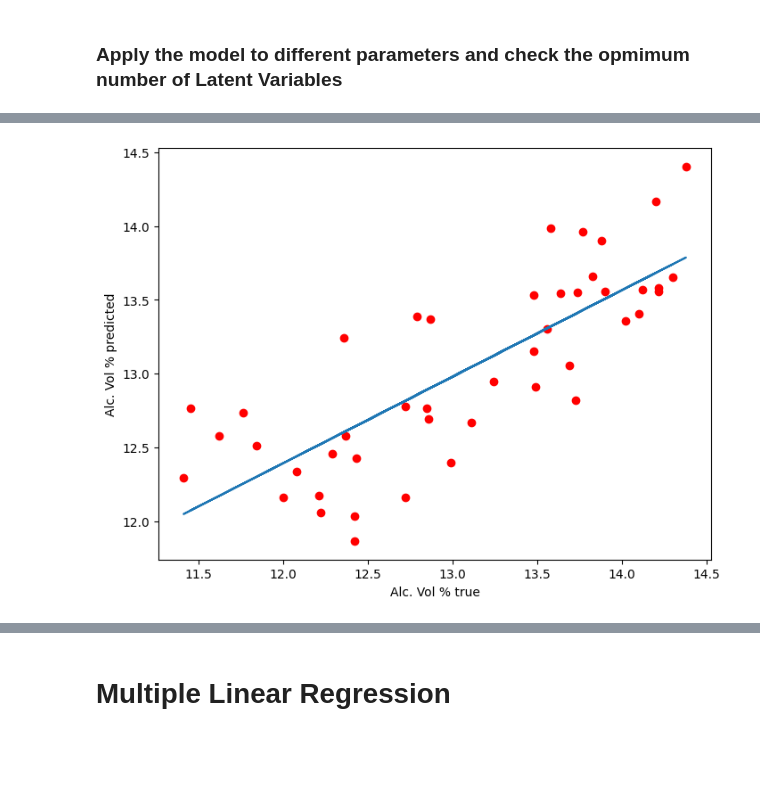
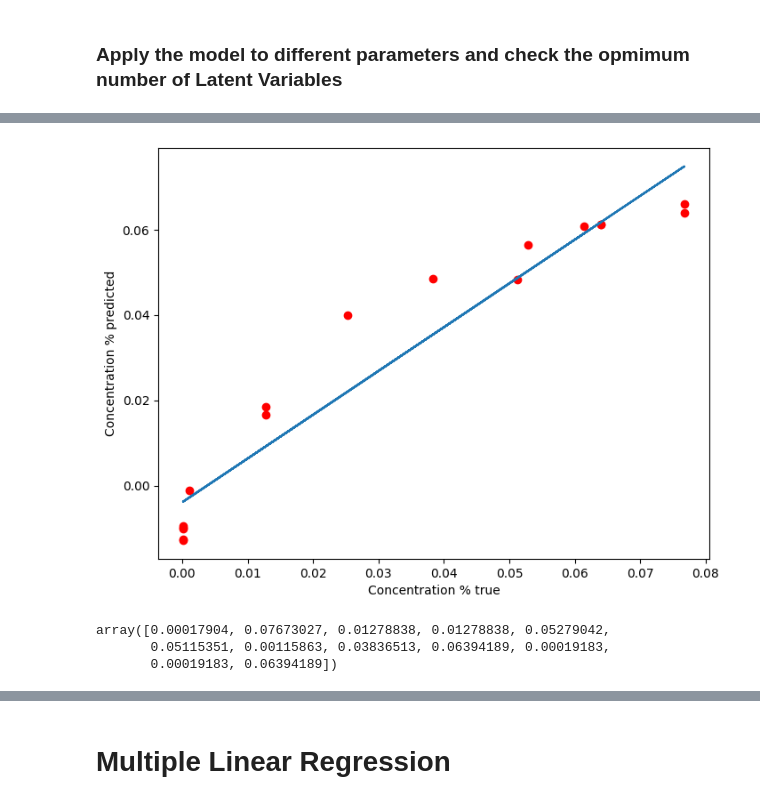
Before and after one commit to wiemila/ML_ISE-strzykawki, a Jupyter notebook: ISE_regression.ipynb, the cells around one changed output, grey strips where cells are left out. Saved outputs shown, nothing was run; the diff lists cells and outputs as text; code cells hidden in the pictures; blank space fills up the shorter version.

```diff
--- a/ISE_regression.ipynb
+++ b/ISE_regression.ipynb
@@ -188,6 +191,0 @@ X_test[:, :5] = min_max_sc2.transform(X_test[:, :5])
-# %%
-# Standarization : zero mean and unit variance
-from sklearn.preprocessing import StandardScaler
-sc = StandardScaler()
-X_train = sc.fit_transform(X_train)
-X_test = sc.transform(X_test)
@@ -196,6 +191,0 @@ X_test = sc.transform(X_test)
-# %%
-# Normalization : scaling individual samples to have unit norm
-from sklearn.preprocessing import Normalizer
-normalizer_sc = Normalizer().fit(X)  # fit does nothing each sample is treated separately
-X_train[:, :5] = normalizer_sc.transform(X_train[:, :5])
-X_test[:, :5] = normalizer_sc.transform(X_test[:, :5])
@@ -296,5 +202,0 @@ plot_metrics(r2s, 'R2', 'max')
-# %%
-pls = PLSRegression(n_components=3)
-pls.fit(X_train, y_train)
-print(f"PLS r-squared {pls.score(X_test, y_test):.3f}")
-# a negative value means that the the model performs worse than a regressor that would simply predict the mean of the target
@@ -333,16 +203,22 @@ plot_metrics(r2s_test, 'R2_test', 'max')
 # %%
-pls = PLSRegression(n_components=3)
+pls = PLSRegression(n_components=2)
 pls.fit(X_train, y_train)
 predictions =pls.predict(X_test)
 # %%
 #create a scatter plot of true and predicted values
 plt.figure(figsize=(8,6))
 plt.scatter(y_test,predictions,c='red')
-plt.xlabel('Alc. Vol % true')
-plt.ylabel('Alc. Vol % predicted')
+plt.xlabel('Concentration % true')
+plt.ylabel('Concentration % predicted')
 #plot a regression line
 m, b = np.polyfit(y_test,predictions, 1)
 plt.plot(y_test, m*y_test + b)
 plt.show()
 # %% [output]
-[figure, old version]
+[figure, new version]
+# %%
+y_test
+# %% [output]
+array([0.00017904, 0.07673027, 0.01278838, 0.01278838, 0.05279042,
+       0.05115351, 0.00115863, 0.03836513, 0.06394189, 0.00019183,
+       0.00019183, 0.06394189])
```
Also changed, not shown: parts of 46 cells of this notebook.
